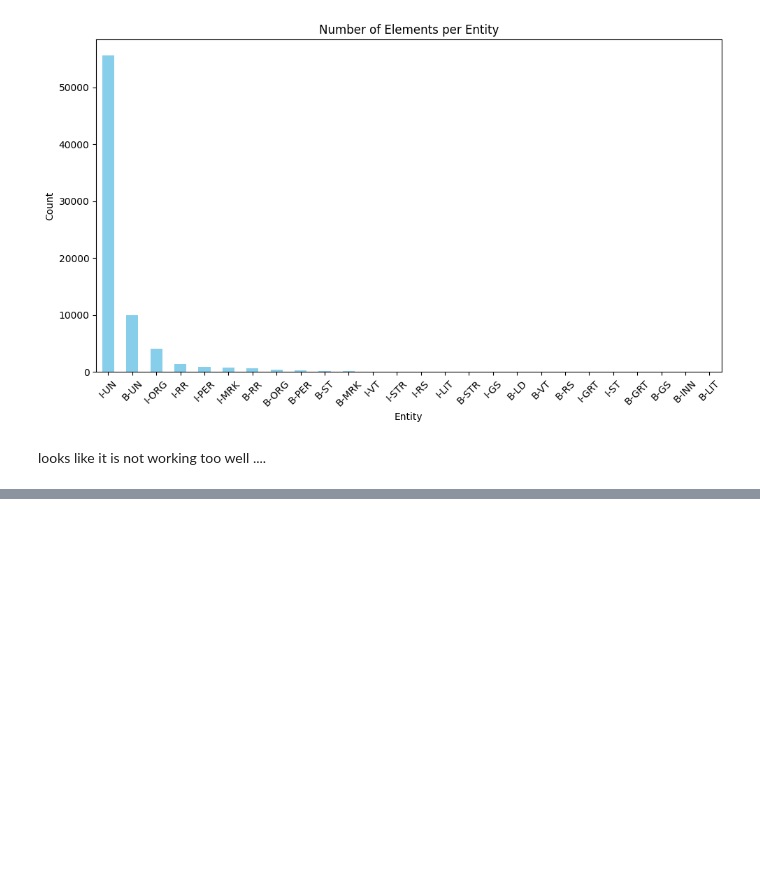
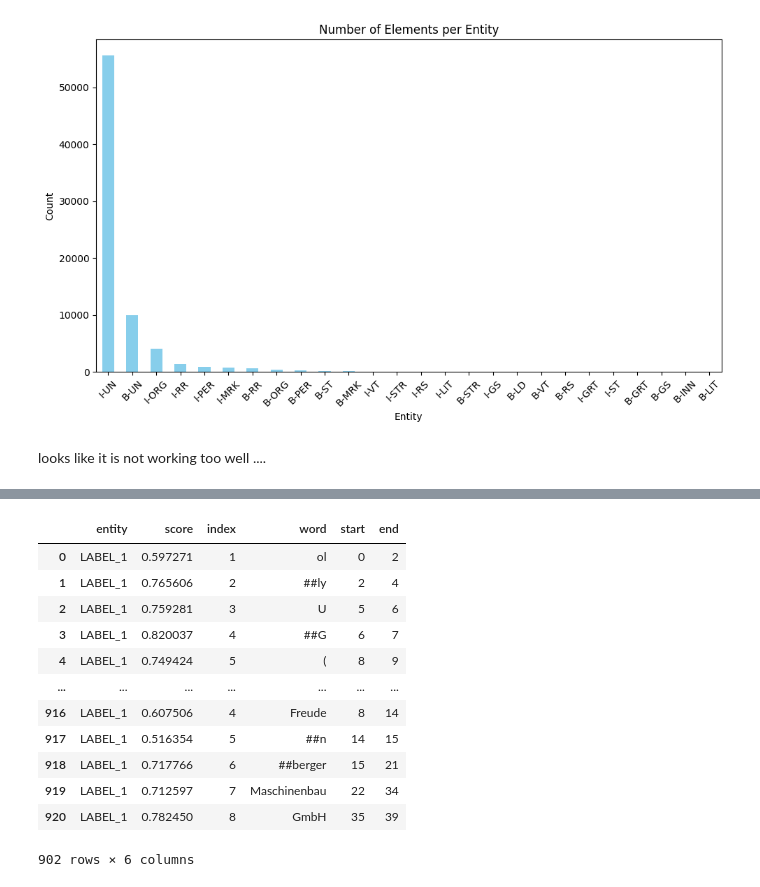
Before and after one commit to dominik-pichler/Balmung, a Jupyter notebook: ER-NLP/company_name_HuggingFace.ipynb, the cells around one changed output, grey strips where cells are left out. Drawn from its saved outputs; the diff is of its cells as text; code cells hidden in the pictures; blank space fills up the shorter version.

```diff
--- a/ER-NLP/company_name_HuggingFace.ipynb
+++ b/ER-NLP/company_name_HuggingFace.ipynb
@@ -106,0 +153,16 @@ df_personen.to_csv('personen.csv', index=False)
+# %%
+df[df['entity'] == 'LABEL_1']
+# %% [output]
+|  | entity | score | index | word | start | end |
+| 0 | LABEL_1 | 0.597271 | 1 | ol | 0 | 2 |
+| 1 | LABEL_1 | 0.765606 | 2 | ##ly | 2 | 4 |
+| 2 | LABEL_1 | 0.759281 | 3 | U | 5 | 6 |
+| 3 | LABEL_1 | 0.820037 | 4 | ##G | 6 | 7 |
+| 4 | LABEL_1 | 0.749424 | 5 | ( | 8 | 9 |
+| ... | ... | ... | ... | ... | ... | ... |
+| 916 | LABEL_1 | 0.607506 | 4 | Freude | 8 | 14 |
+| 917 | LABEL_1 | 0.516354 | 5 | ##n | 14 | 15 |
+| 918 | LABEL_1 | 0.717766 | 6 | ##berger | 15 | 21 |
+| 919 | LABEL_1 | 0.712597 | 7 | Maschinenbau | 22 | 34 |
+| 920 | LABEL_1 | 0.782450 | 8 | GmbH | 35 | 39 |
+902 rows × 6 columns
```
Also changed, not shown: parts of 7 cells of this notebook, 2 other files.
